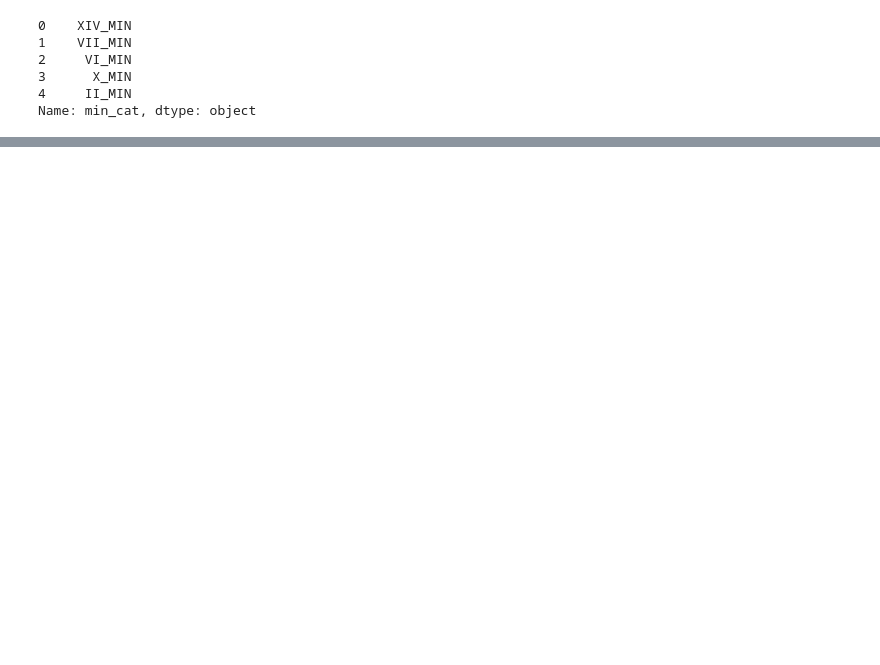
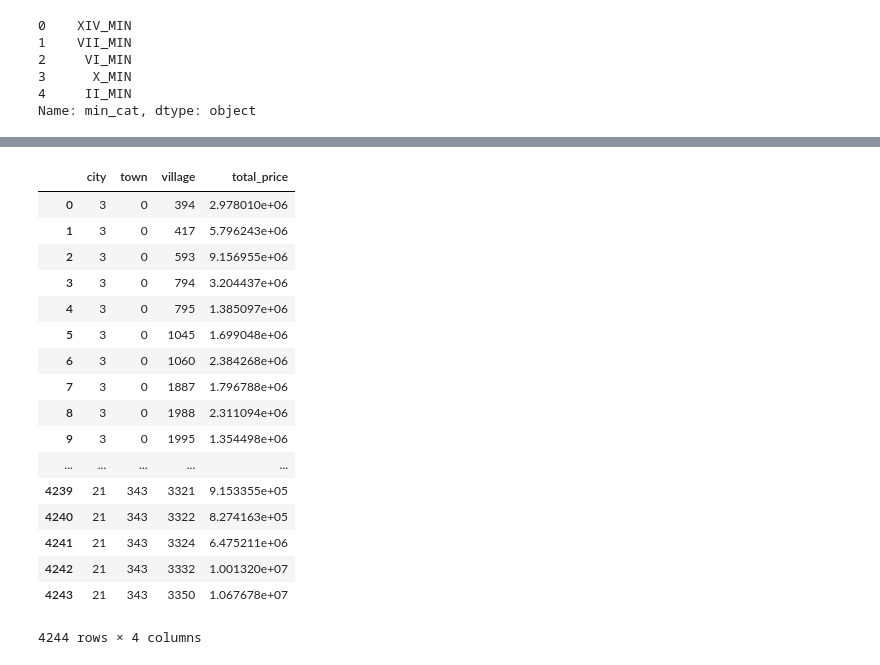
Before and after one commit to phacus/T-Brain_competition_predict_house_price, a Jupyter notebook: Multiple_model_test.ipynb, the cells around one changed output, grey strips where cells are left out. Saved outputs shown, nothing was run; the diff lists cells and outputs as text; code cells hidden in the pictures; blank space fills up the shorter version.

```diff
--- a/Multiple_model_test.ipynb
+++ b/Multiple_model_test.ipynb
@@ -486,0 +507,21 @@ Name: min_cat, dtype: object
+# %%
+train.groupby(['city', 'town','village'])['total_price'].mean().reset_index()
+# %% [output]
+|  | city | town | village | total_price |
+| 0 | 3 | 0 | 394 | 2.978010e+06 |
+| 1 | 3 | 0 | 417 | 5.796243e+06 |
+| 2 | 3 | 0 | 593 | 9.156955e+06 |
+| 3 | 3 | 0 | 794 | 3.204437e+06 |
+| 4 | 3 | 0 | 795 | 1.385097e+06 |
+| 5 | 3 | 0 | 1045 | 1.699048e+06 |
+| 6 | 3 | 0 | 1060 | 2.384268e+06 |
+| 7 | 3 | 0 | 1887 | 1.796788e+06 |
+| 8 | 3 | 0 | 1988 | 2.311094e+06 |
+| 9 | 3 | 0 | 1995 | 1.354498e+06 |
+| ... | ... | ... | ... | ... |
+| 4239 | 21 | 343 | 3321 | 9.153355e+05 |
+| 4240 | 21 | 343 | 3322 | 8.274163e+05 |
+| 4241 | 21 | 343 | 3324 | 6.475211e+06 |
+| 4242 | 21 | 343 | 3332 | 1.001320e+07 |
+| 4243 | 21 | 343 | 3350 | 1.067678e+07 |
+4244 rows × 4 columns
```
Also changed, not shown: parts of 2 cells of this notebook, 3 other files.
